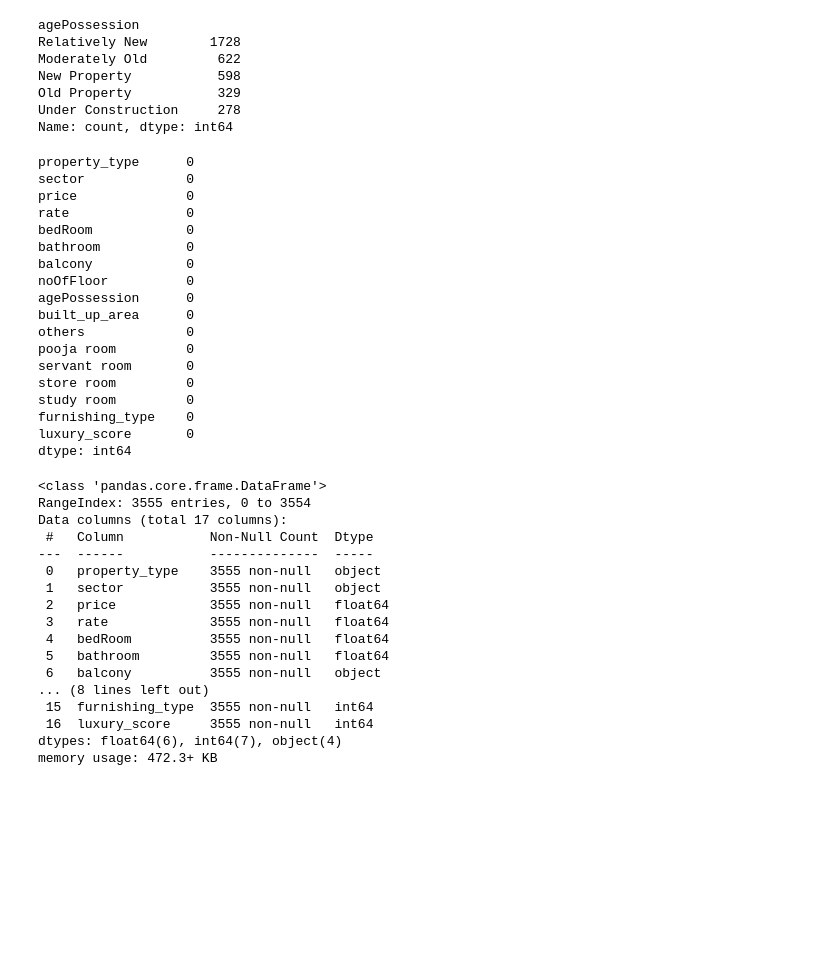
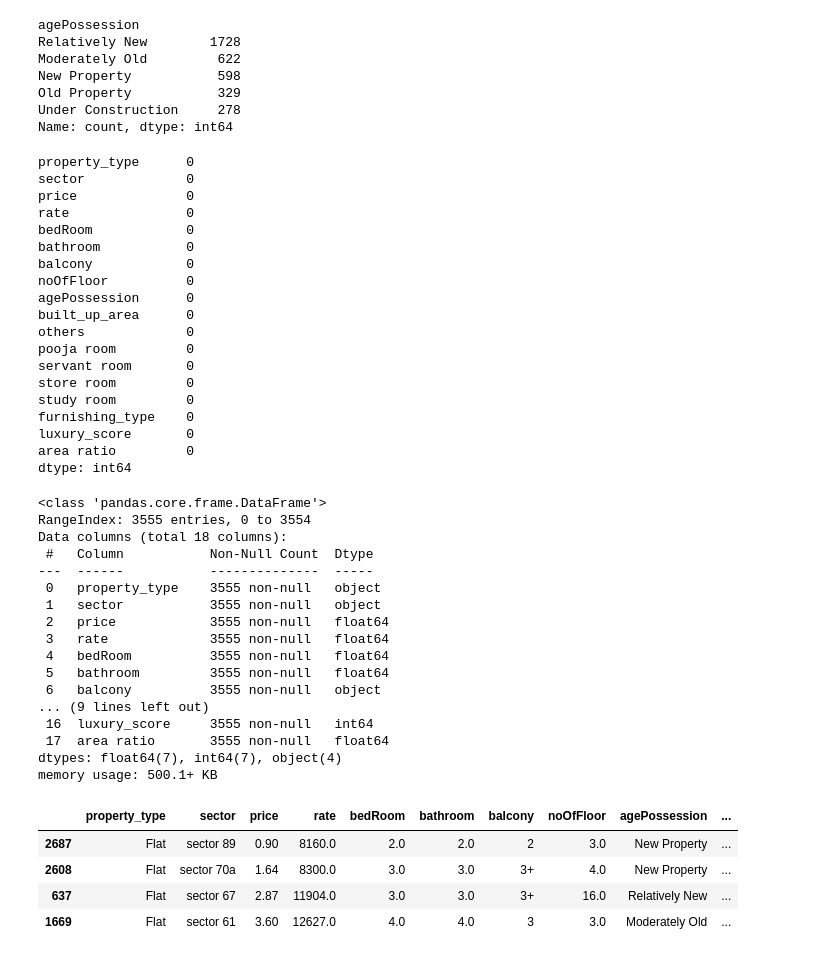
Before and after one commit to karansingh-chauhan/Real-Estate-Analysis, a Jupyter notebook: missing imputation/missingvalue.ipynb, the cells around one changed output. Saved outputs shown, nothing was run; the diff lists cells and outputs as text; code cells hidden in the pictures; blank space fills up the shorter version.

```diff
--- a/missing imputation/missingvalue.ipynb
+++ b/missing imputation/missingvalue.ipynb
@@ -262,7 +262,7 @@ train_df[train_df['facing'].isnull()]
 # %% [markdown]
 as the facing column have a large number of nan data we area not going to use this perticular column in our dataset
 # %%
-train_df.drop(columns=['facing','society','super_built_up_area','Carpet area','area','areaWithType','area ratio'],inplace=True)
+train_df.drop(columns=['facing','society','super_built_up_area','Carpet area','area','areaWithType'],inplace=True)
 # %%
 train_df.sample()
 # %% [output]
@@ -450,13 +451,14 @@ store room         0
 study room         0
 furnishing_type    0
 luxury_score       0
+area ratio         0
 dtype: int64
 # %%
 train_df.info()
 # %% [output]
 <class 'pandas.core.frame.DataFrame'>
 RangeIndex: 3555 entries, 0 to 3554
-Data columns (total 17 columns):
+Data columns (total 18 columns):
  #   Column           Non-Null Count  Dtype
 ---  ------           --------------  -----
  0   property_type    3555 non-null   object
@@ -466,8 +468,16 @@ Data columns (total 17 columns):
  4   bedRoom          3555 non-null   float64
  5   bathroom         3555 non-null   float64
  6   balcony          3555 non-null   object
-... (8 lines left out)
- 15  furnishing_type  3555 non-null   int64
+... (9 lines left out)
  16  luxury_score     3555 non-null   int64
-dtypes: float64(6), int64(7), object(4)
-memory usage: 472.3+ KB
+ 17  area ratio       3555 non-null   float64
+dtypes: float64(7), int64(7), object(4)
+memory usage: 500.1+ KB
+# %%
+train_df.sample(4)
+# %% [output]
+|  | property_type | sector | price | rate | bedRoom | bathroom | balcony | noOfFloor | agePossession | ... |
+| 2687 | Flat | sector 89 | 0.90 | 8160.0 | 2.0 | 2.0 | 2 | 3.0 | New Property | ... |
+| 2608 | Flat | sector 70a | 1.64 | 8300.0 | 3.0 | 3.0 | 3+ | 4.0 | New Property | ... |
+| 637 | Flat | sector 67 | 2.87 | 11904.0 | 3.0 | 3.0 | 3+ | 16.0 | Relatively New | ... |
+| 1669 | Flat | sector 61 | 3.60 | 12627.0 | 4.0 | 4.0 | 3 | 3.0 | Moderately Old | ... |
```
Also changed, not shown: parts of 6 cells of this notebook, 1 other file.
